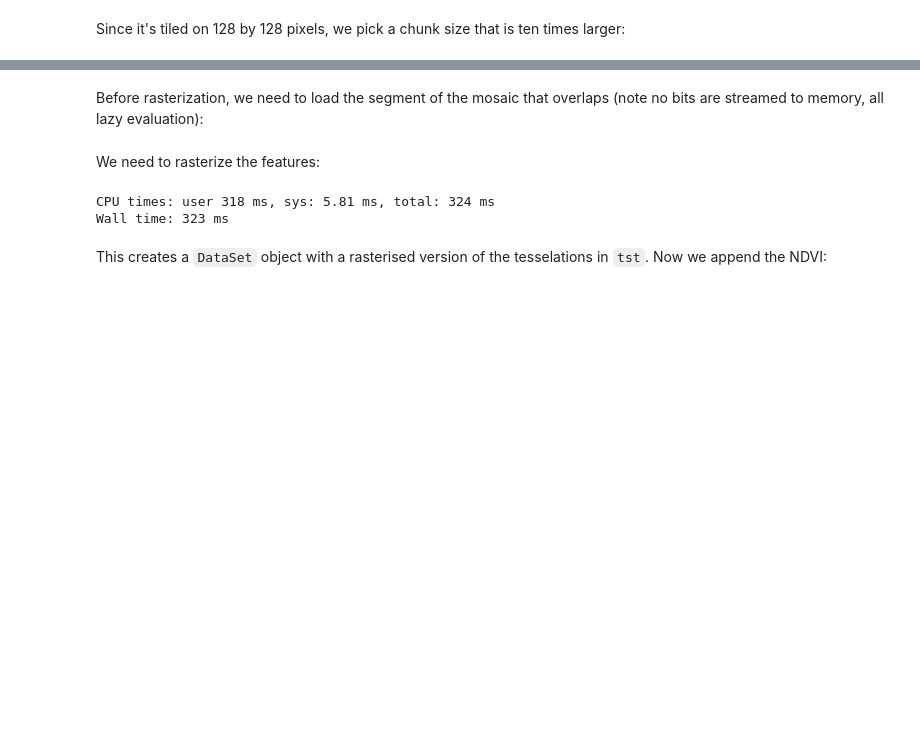
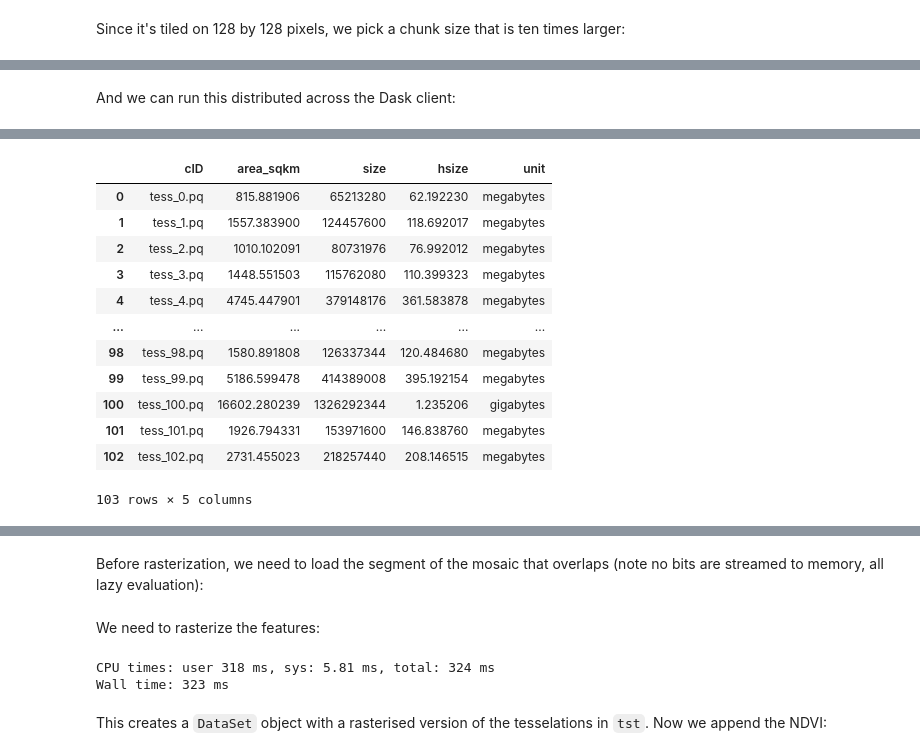
Before and after one commit to urbangrammarai/data_processing, a Jupyter notebook: imagery/GHS-composite-S2_ndvi.ipynb, the cells around one changed output, grey strips where cells are left out. Cells and saved outputs as stored; diff of their text form; code cells hidden in the pictures; blank space fills up the shorter version.

```diff
--- a/imagery/GHS-composite-S2_ndvi.ipynb
+++ b/imagery/GHS-composite-S2_ndvi.ipynb
@@ -12,0 +63,2 @@ Run this notebook using version 6.0alpha of the gds_env
+# %%
+tess_path = f"http://{SERVER_IP}:8000/tessellation/"
@@ -12,0 +67,2 @@ Run this notebook using version 6.0alpha of the gds_env
+# %%
+chunks = [f"{tess_path}tess_{i}.pq" for i in range(103)]
@@ -52,0 +95,5 @@ spatial_ref
+# %%
+r = rioxarray.open_rasterio(mosaic_url,
+                            chunks={"x": 1280, "y": 1280}
+                           )
+r
@@ -52,0 +131,7 @@ spatial_ref
+# %%
+db_path = tess_path + "tess_6.pq"
+with fsspec.open(db_path) as file:
+    tst = geopandas.read_parquet(file,
+                                columns=["hindex", "tessellation"]
+                               )
+tst.head()
@@ -66,0 +212,17 @@ memory usage: 64.0 KB
+# %% [markdown]
+And we can run this distributed across the Dask client:
+# %%
+%%time
+
+chunks_dd = dd.from_pandas(pandas.DataFrame({"paths": chunks}),
+                           npartitions=8
+                          )
+sizes = chunks_dd.map_partitions(lambda df: df.apply(chunk_dimension, axis=1),
+                                 meta=[("cID", "str"),
+                                       ("area_sqkm", "f8"),
+                                       ("size", "f8"),
+                                       ("hsize", "f8"),
+                                       ("unit", "str")
+                                      ]
+                                ).compute()
+# %% [output]
@@ -66,0 +231,13 @@ memory usage: 64.0 KB
+|  | cID | area_sqkm | size | hsize | unit |
+| 0 | tess_0.pq | 815.881906 | 65213280 | 62.192230 | megabytes |
+| 1 | tess_1.pq | 1557.383900 | 124457600 | 118.692017 | megabytes |
+| 2 | tess_2.pq | 1010.102091 | 80731976 | 76.992012 | megabytes |
+| 3 | tess_3.pq | 1448.551503 | 115762080 | 110.399323 | megabytes |
+| 4 | tess_4.pq | 4745.447901 | 379148176 | 361.583878 | megabytes |
+| ... | ... | ... | ... | ... | ... |
+| 98 | tess_98.pq | 1580.891808 | 126337344 | 120.484680 | megabytes |
+| 99 | tess_99.pq | 5186.599478 | 414389008 | 395.192154 | megabytes |
+| 100 | tess_100.pq | 16602.280239 | 1326292344 | 1.235206 | gigabytes |
+| 101 | tess_101.pq | 1926.794331 | 153971600 | 146.838760 | megabytes |
+| 102 | tess_102.pq | 2731.455023 | 218257440 | 208.146515 | megabytes |
+103 rows × 5 columns
```
Also changed, not shown: parts of 50 cells of this notebook.
